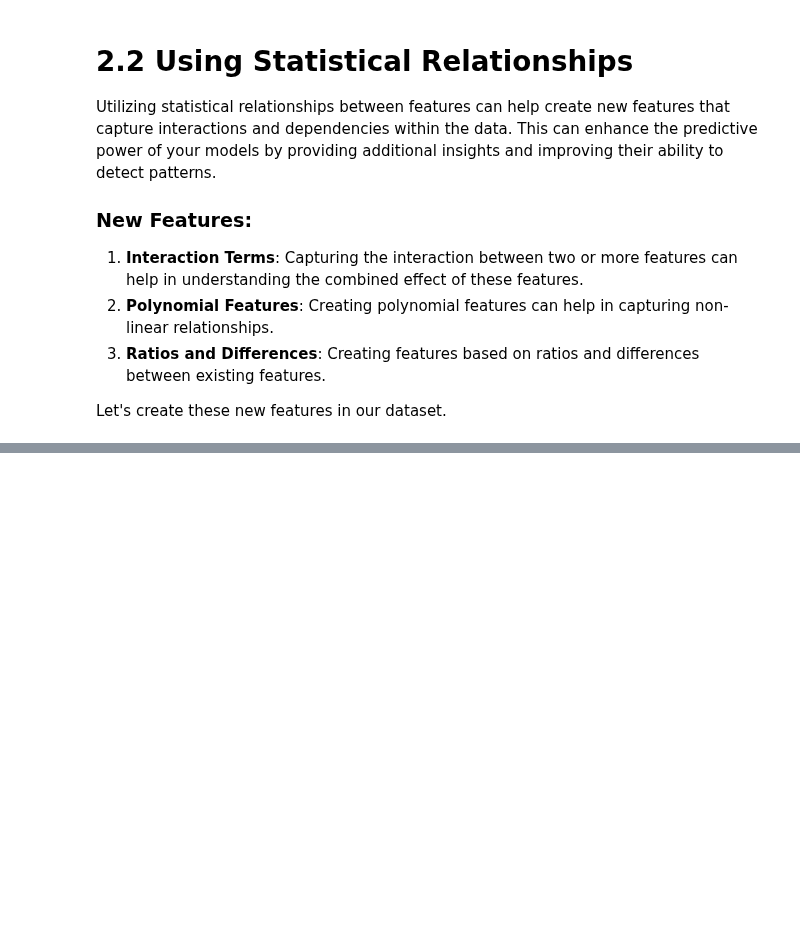
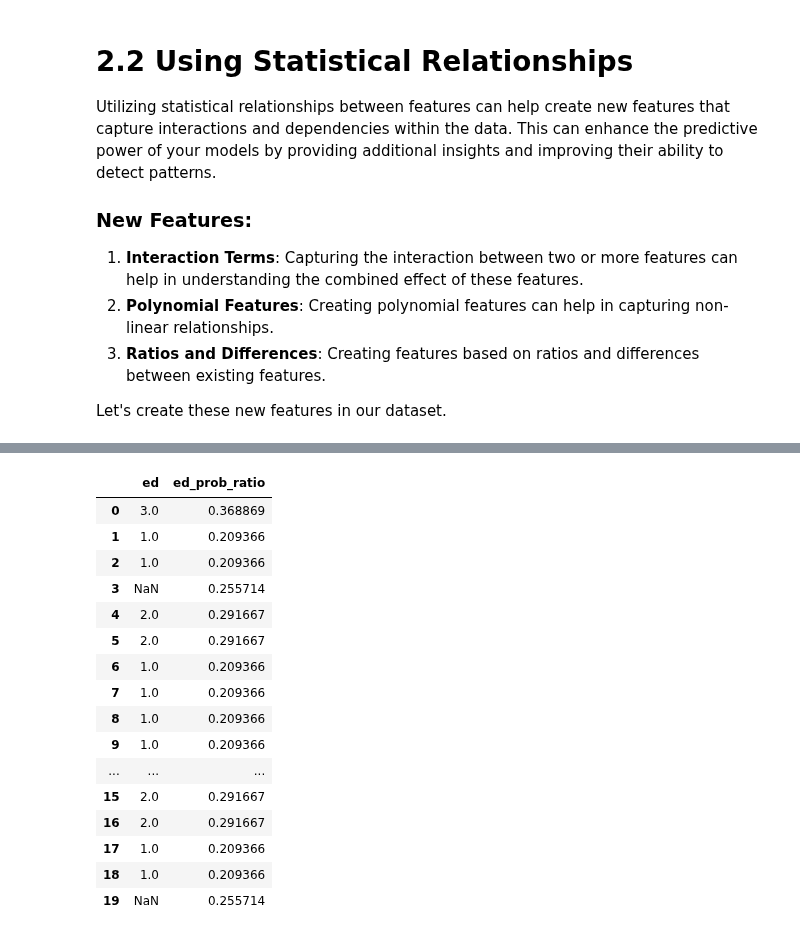
Before and after one commit to matinmahmoudi/Kaggle, a Jupyter notebook: complete-guide-to-transformation-from-a-to-z.ipynb, the cells around one changed output, grey strips where cells are left out. Cells and saved outputs as stored; diff of their text form; code cells hidden in the pictures; blank space fills up the shorter version.

```diff
--- a/complete-guide-to-transformation-from-a-to-z.ipynb
+++ b/complete-guide-to-transformation-from-a-to-z.ipynb
@@ -615,0 +780,36 @@ data_stat_features[['income_debtinc_interaction', 'age', 'income', 'age^2', 'age
+# %%
+import warnings
+warnings.filterwarnings('ignore', category=FutureWarning)
+
+import category_encoders as ce
+import pandas as pd
+
+# Make a copy of the original dataset
+data_prob_ratio_encoded = data.copy()
+
+# Initialize the TargetEncoder (Probability Ratio Encoder)
+prob_ratio_encoder = ce.TargetEncoder(cols=['ed'])
+
+# Fit the encoder to the data and transform the 'ed' column
+data_prob_ratio_encoded['ed_prob_ratio'] = prob_ratio_encoder.fit_transform(data_prob_ratio_encoded['ed'], data_prob_ratio_encoded['default'])
+
+# Display the first 20 rows to verify the probability ratio encoding
+data_prob_ratio_encoded[['ed', 'ed_prob_ratio']].head(20)
+# %% [output]
+|  | ed | ed_prob_ratio |
+| 0 | 3.0 | 0.368869 |
+| 1 | 1.0 | 0.209366 |
+| 2 | 1.0 | 0.209366 |
+| 3 | NaN | 0.255714 |
+| 4 | 2.0 | 0.291667 |
+| 5 | 2.0 | 0.291667 |
+| 6 | 1.0 | 0.209366 |
+| 7 | 1.0 | 0.209366 |
+| 8 | 1.0 | 0.209366 |
+| 9 | 1.0 | 0.209366 |
+| ... | ... | ... |
+| 15 | 2.0 | 0.291667 |
+| 16 | 2.0 | 0.291667 |
+| 17 | 1.0 | 0.209366 |
+| 18 | 1.0 | 0.209366 |
+| 19 | NaN | 0.255714 |
```
Also changed, not shown: parts of 8 cells of this notebook.
